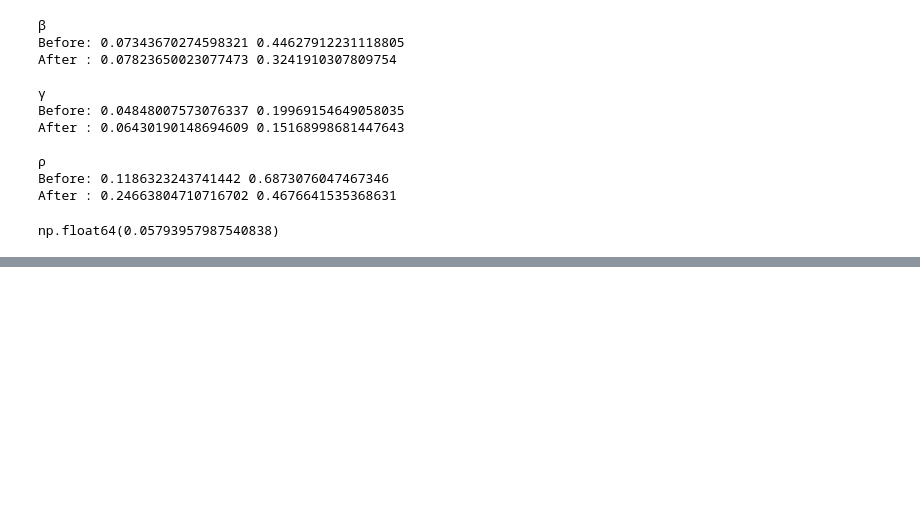
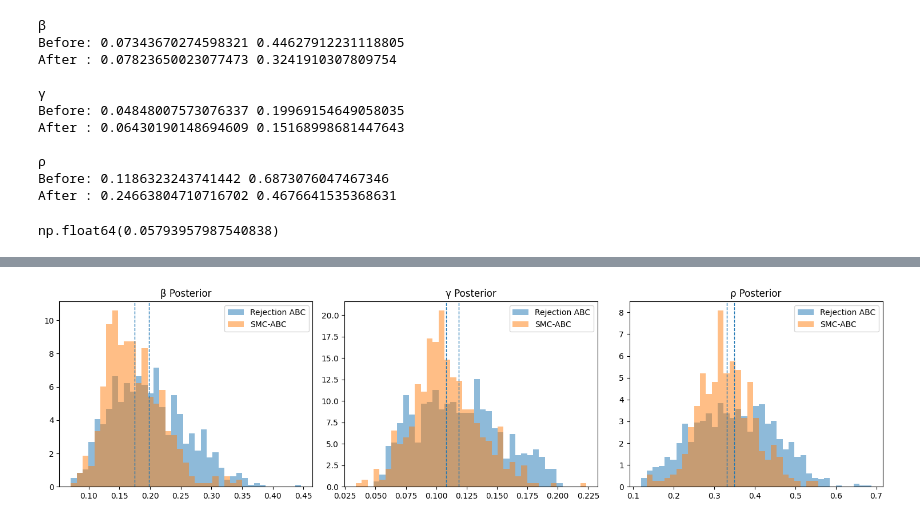
Before and after one commit to funwenxin/ST3247_Group5, a Jupyter notebook: Regression Adjustment ABC Script/Regression_adj_code.ipynb, the cells around one changed output, grey strips where cells are left out. Saved outputs shown, nothing was run; the diff lists cells and outputs as text; code cells hidden in the pictures; blank space fills up the shorter version.

```diff
--- a/Regression Adjustment ABC Script/Regression_adj_code.ipynb
+++ b/Regression Adjustment ABC Script/Regression_adj_code.ipynb
@@ -351,0 +508,32 @@ np.float64(0.05793957987540838)
+# %%
+def compare_rejection_vs_smc(samples, particles):
+    import matplotlib.pyplot as plt
+    import numpy as np
+
+    fig, axes = plt.subplots(1, 3, figsize=(15, 4))
+    param_names = ["β", "γ", "ρ"]
+
+    for j in range(3):
+
+        all_vals = np.concatenate([samples[:, j], particles[:, j]])
+        bins = np.linspace(all_vals.min(), all_vals.max(), 40)
+
+        axes[j].hist(samples[:, j], bins=bins, alpha=0.5,
+                     label="Rejection ABC", density=True)
+
+        axes[j].hist(particles[:, j], bins=bins, alpha=0.5,
+                     label="SMC-ABC", density=True)
+
+        # optional mean lines
+        axes[j].axvline(np.mean(samples[:, j]), linestyle="--", linewidth=1)
+        axes[j].axvline(np.mean(particles[:, j]), linestyle="--", linewidth=1)
+
+        axes[j].set_title(f"{param_names[j]} Posterior")
+        axes[j].legend()
+
+    plt.tight_layout()
+    plt.show()
+# %%
+compare_rejection_vs_smc(samples, particles)
+# %% [output]
+[figure, added]
```
Also changed, not shown: parts of 16 cells of this notebook.
